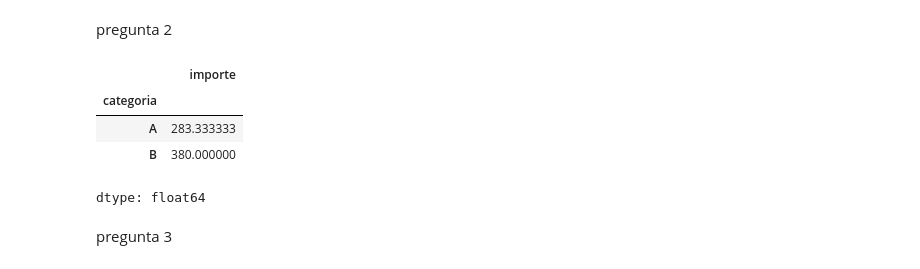
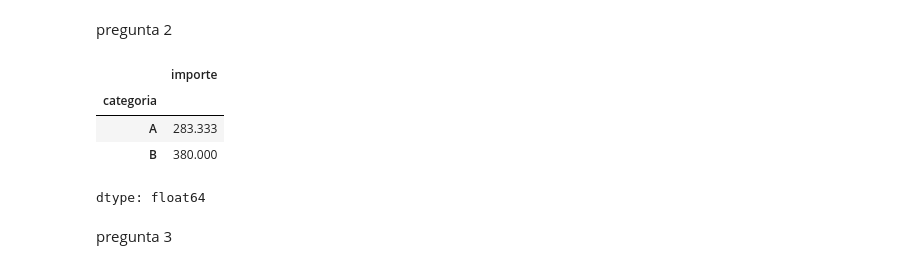
Before and after one commit to 173479/mineriaDeDatos, a Jupyter notebook: Mineria_De_Datos.ipynb, the cells around one changed output. Drawn from its saved outputs; the diff is of its cells as text; code cells hidden in the pictures.

```diff
--- a/Mineria_De_Datos.ipynb
+++ b/Mineria_De_Datos.ipynb
@@ -2329,16 +2329,15 @@ pregunta 2
 # %%
 import pandas as pd
 df = pd.read_csv('/content/drive/MyDrive/UPSLP/PENULTIMO SEMESTRE/MINERIA DE DATOS/PARCIAL_2/items.csv')
-df
 df.eval('importe = precio * cantidad', inplace=True)
 dfa = df.query("categoria == 'importe'")
-promedio = df.groupby('categoria')['importe'].mean()
+promedio = df.groupby('categoria')['importe'].mean().round(3)
 promedio
 # %% [output]
 |  | importe |
 | categoria |  |
-| A | 283.333333 |
-| B | 380.000000 |
+| A | 283.333 |
+| B | 380.000 |
 dtype: float64
 # %% [markdown]
 pregunta 3
```
Also changed, not shown: parts of 63 cells of this notebook.
